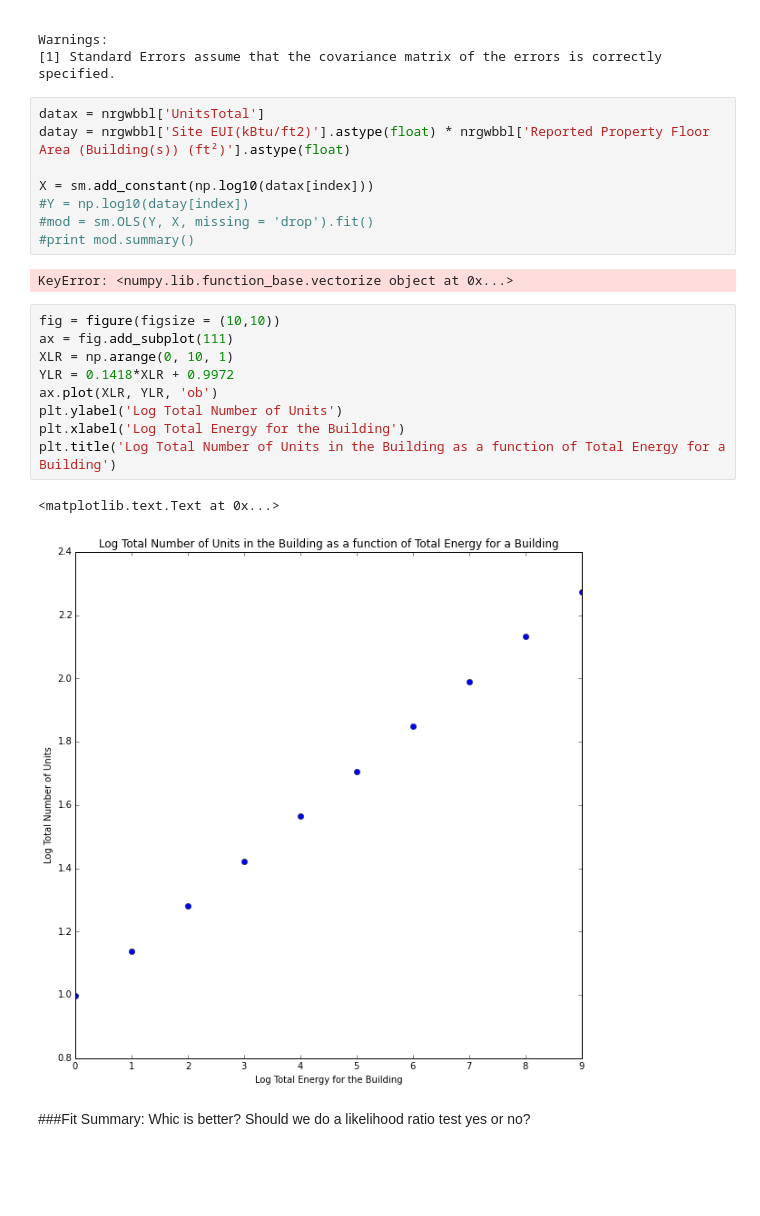
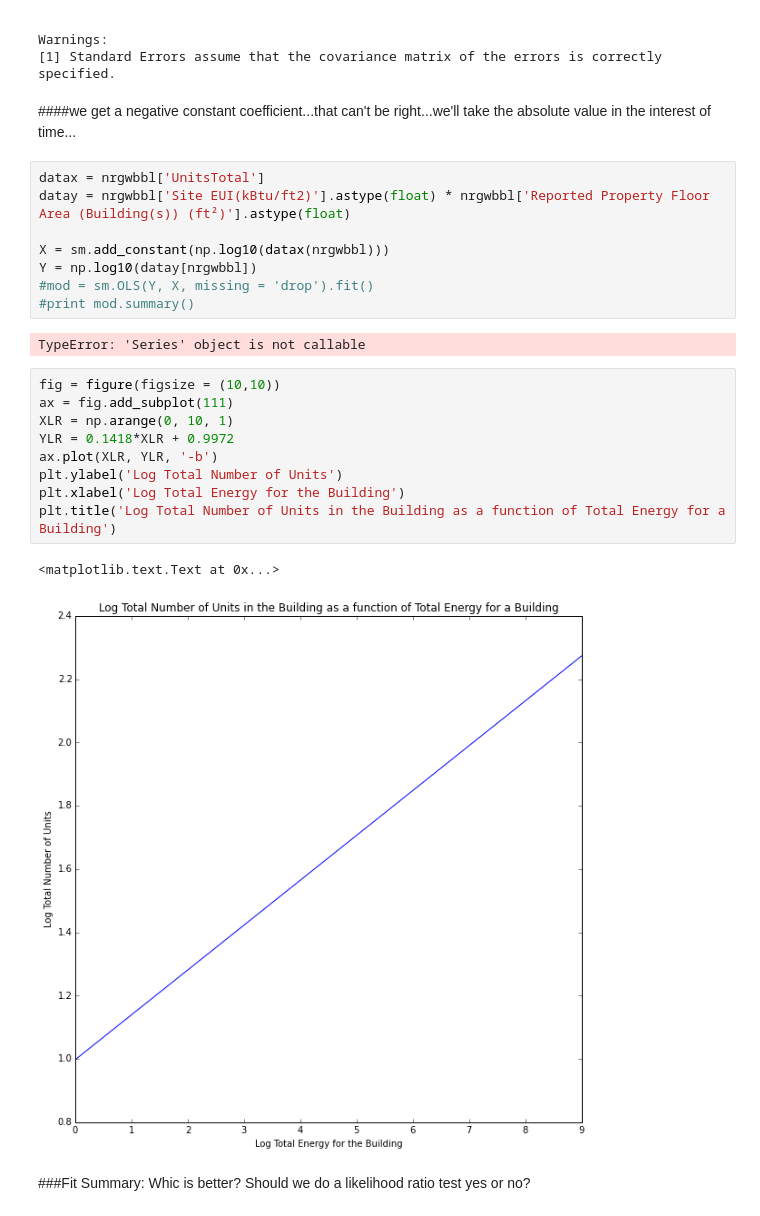
Before and after one commit to maryooh/PUI2015_mortiz, a Jupyter notebook: HW5/HW5- Assigment 1, energy use based on no. of units.ipynb, the cells around one changed output. Saved outputs shown, nothing was run; the diff lists cells and outputs as text; blank space fills up the shorter version.

```diff
--- a/HW5/HW5- Assigment 1, energy use based on no. of units.ipynb
+++ b/HW5/HW5- Assigment 1, energy use based on no. of units.ipynb
@@ -312,28 +311,30 @@ Covariance Type:            nonrobust
 
 Warnings:
 [1] Standard Errors assume that the covariance matrix of the errors is correctly specified.
+# %% [markdown]
+####we get a negative constant coefficient...that can't be right...we'll take the absolute value in the interest of time...
 # %%
 datax = nrgwbbl['UnitsTotal']
 datay = nrgwbbl['Site EUI(kBtu/ft2)'].astype(float) * nrgwbbl['Reported Property Floor Area (Building(s)) (ft²)'].astype(float)
 
-X = sm.add_constant(np.log10(datax[index]))
-#Y = np.log10(datay[index])
+X = sm.add_constant(np.log10(datax(nrgwbbl)))
+Y = np.log10(datay[nrgwbbl])
 #mod = sm.OLS(Y, X, missing = 'drop').fit()
 #print mod.summary()
 # %% [output]
-KeyError: <numpy.lib.function_base.vectorize object at 0x...>
+TypeError: 'Series' object is not callable
 # %%
 fig = figure(figsize = (10,10))
 ax = fig.add_subplot(111)
 XLR = np.arange(0, 10, 1)
 YLR = 0.1418*XLR + 0.9972
-ax.plot(XLR, YLR, 'ob')
+ax.plot(XLR, YLR, '-b')
 plt.ylabel('Log Total Number of Units')
 plt.xlabel('Log Total Energy for the Building')
 plt.title('Log Total Number of Units in the Building as a function of Total Energy for a Building')
 # %% [output]
 <matplotlib.text.Text at 0x...>
-[figure, old version]
+[figure, new version]
 # %% [markdown]
 ###Fit Summary: Whic is better? Should we do a likelihood ratio test yes or no?
 # %%
```
Also changed, not shown: parts of 9 cells of this notebook, 1 other file.
